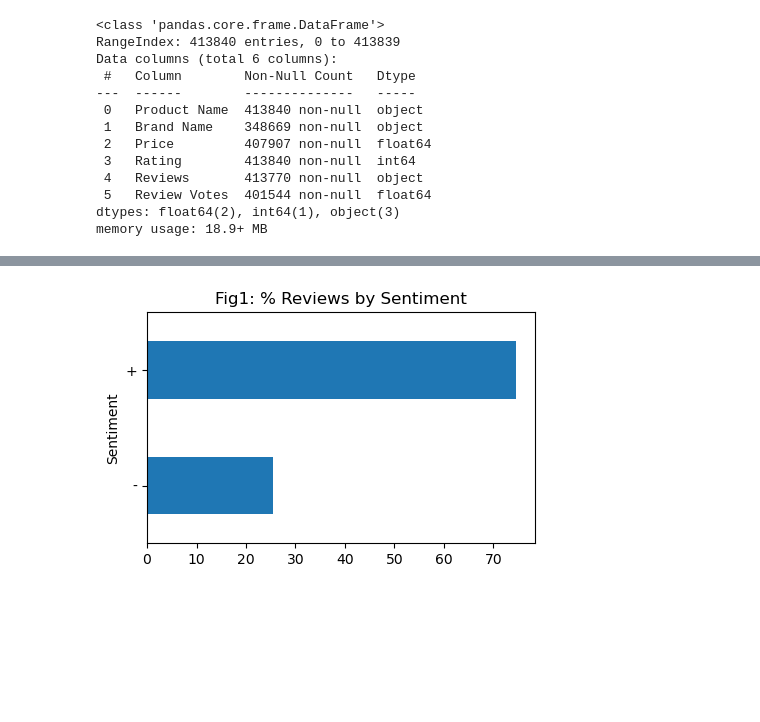
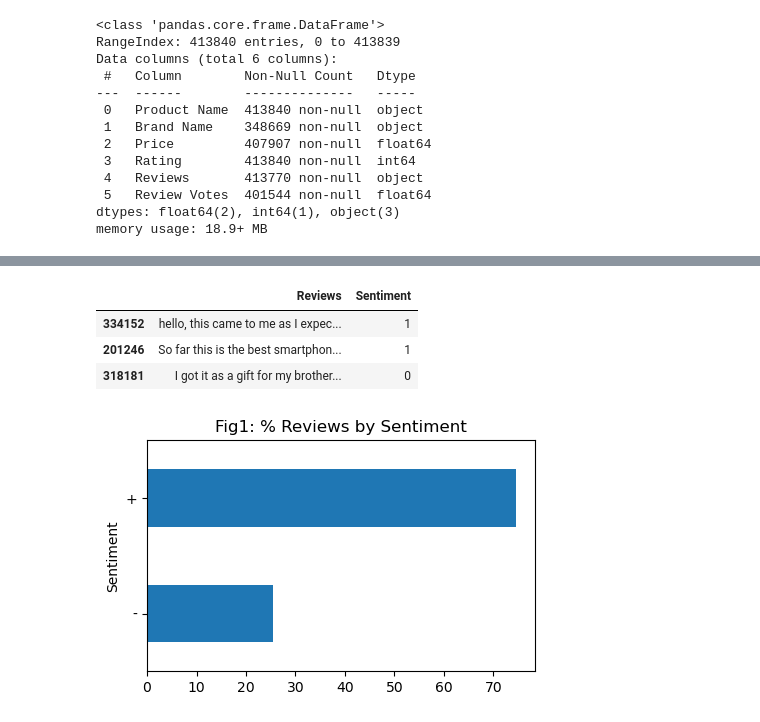
Before and after one commit to prarid/Product_Reviews_Feedback_Extraction, a Jupyter notebook: SentimentAnalysis_TopicModeling.ipynb, the cells around one changed output, grey strips where cells are left out. Drawn from its saved outputs; the diff is of its cells as text; code cells hidden in the pictures; blank space fills up the shorter version.

```diff
--- a/SentimentAnalysis_TopicModeling.ipynb
+++ b/SentimentAnalysis_TopicModeling.ipynb
@@ -90,5 +115,12 @@ df_sen.sample(2)
 # %%
 df_sen = df_sen[["Reviews", "Sentiment"]]
+ # df_sen.to_pickle("df_sentimen.pkl")
+df_sen.sample(3)
+# %% [output]
+|  | Reviews | Sentiment |
+| 334152 | hello, this came to me as I expec... | 1 |
+| 201246 | So far this is the best smartphon... | 1 |
+| 318181 | I got it as a gift for my brother... | 0 |
 # %%
 _ = round(df_sen.Sentiment.value_counts()/df_sen.shape[0]*100,2).sort_index()
 _.plot(kind = "barh", title = "Fig1: % Reviews by Sentiment", figsize = (5,3));
```
Also changed, not shown: parts of 13 cells of this notebook.
